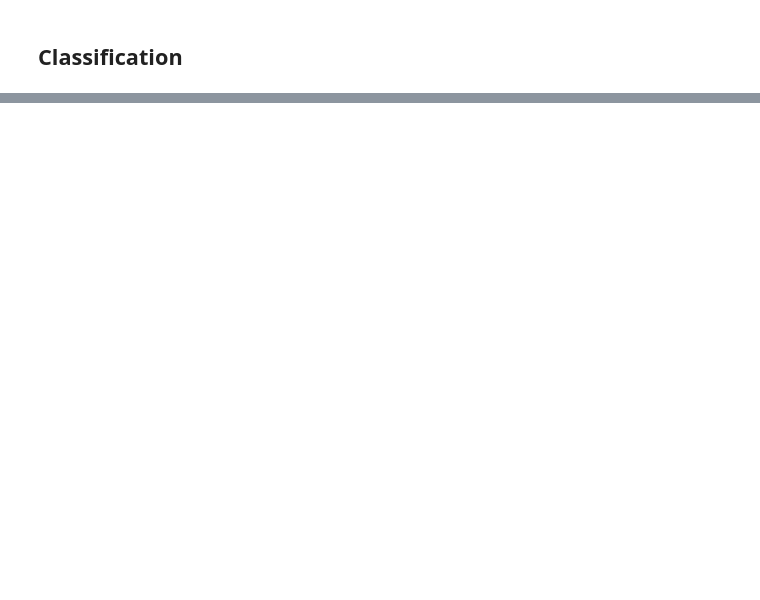
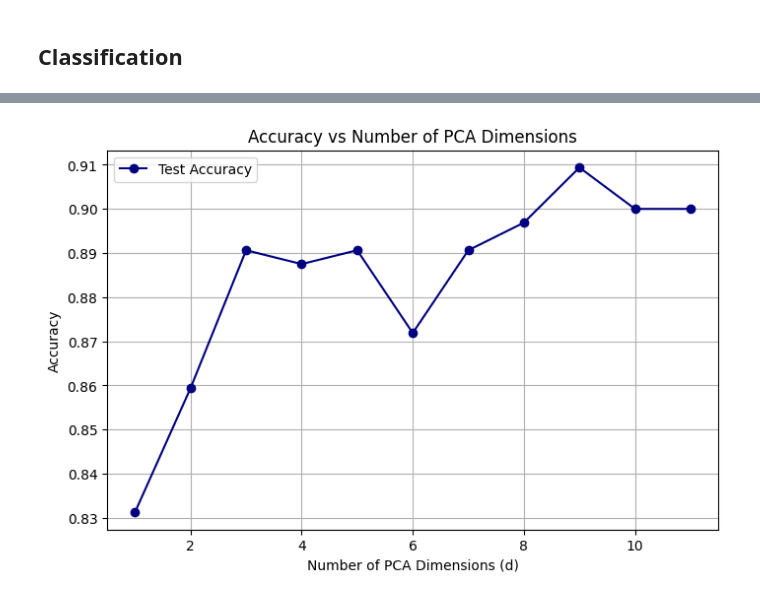
Before and after one commit to jasminejsun/uncorking-wine-quality, a Jupyter notebook: wine-quality-analysis.ipynb, the cells around one changed output, grey strips where cells are left out. Cells and saved outputs as stored; diff of their text form; code cells hidden in the pictures; blank space fills up the shorter version.

```diff
--- a/wine-quality-analysis.ipynb
+++ b/wine-quality-analysis.ipynb
@@ -78,0 +131,39 @@ print(test_acc)
+# %%
+def pca(X, d):
+    mu = np.mean(X, axis=1, keepdims=True)
+    X_center = X - mu
+    U, _, _ = svd(X_center, full_matrices=False)
+    Ud = U[:, :d]
+    Y = Ud.T @ X_center
+    return mu, Ud, Y
+
+def one_nn_accuracy(Y_train, y_train, Y_test, y_test):
+    correct = 0
+    for i in range(Y_test.shape[1]):
+        distances = np.linalg.norm(Y_train - Y_test[:, i][:, None], axis=0)
+        nn_idx = np.argmin(distances)
+        if y_train[nn_idx] == y_test[i]:
+            correct += 1
+    return correct / len(y_test)
+
+X_test_T = X_test_scaled.T
+
+dims = range(1, X_train_T.shape[0] + 1)
+test_acc = []
+
+for d in dims:
+    mu, U, Y_train = pca(X_train_T, d)
+    Y_test = U.T @ (X_test_T - mu)
+    acc = one_nn_accuracy(Y_train, y_train.values, Y_test, y_test.values)
+    test_acc.append(acc)
+
+plt.figure(figsize=(8,5))
+plt.plot(dims, test_acc, marker='o', color='navy', label="Test Accuracy")
+plt.xlabel("Number of PCA Dimensions (d)")
+plt.ylabel("Accuracy")
+plt.title("Accuracy vs Number of PCA Dimensions")
+plt.grid(True)
+plt.legend()
+plt.show()
+# %% [output]
+[figure, added]
```
Also changed, not shown: parts of 10 cells of this notebook.
